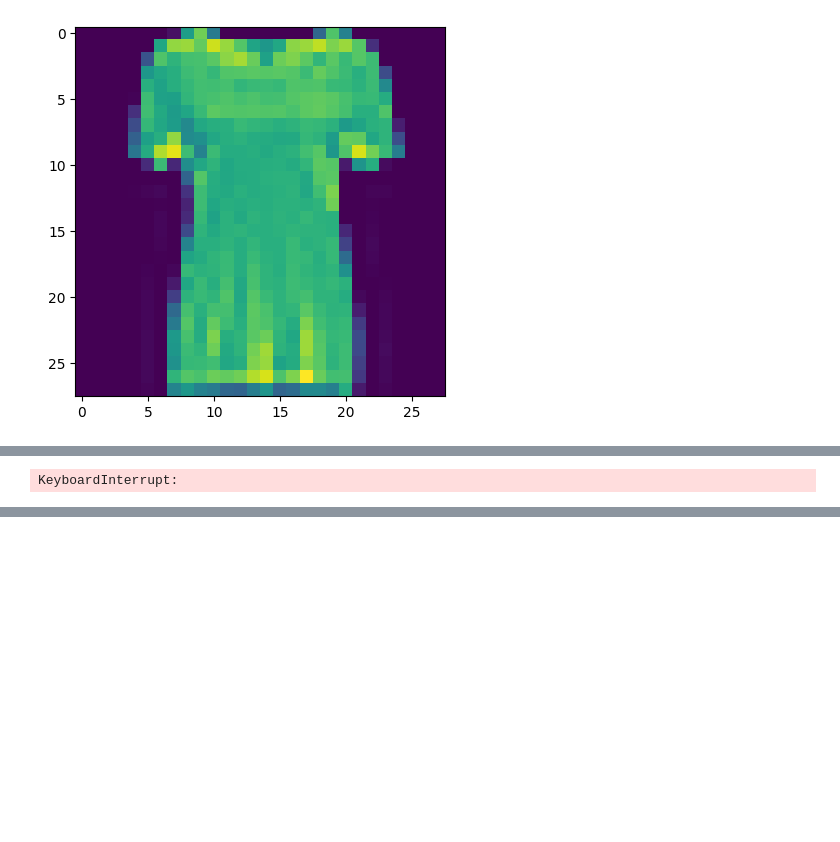
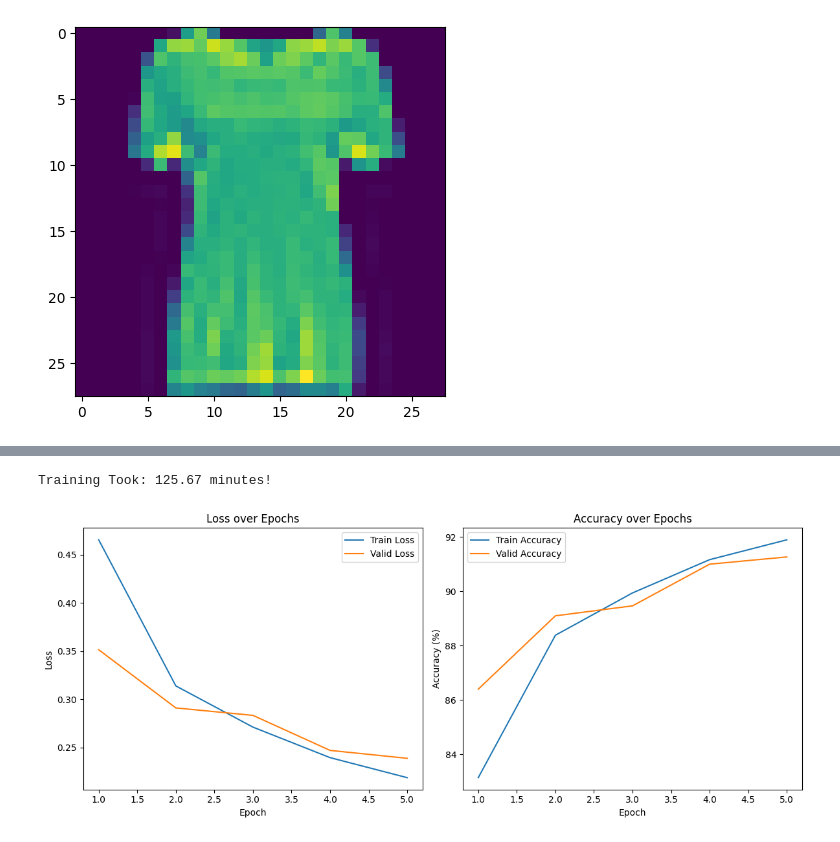
Before and after one commit to ksantoso2/nn, a Jupyter notebook: project.ipynb, the cells around one changed output, grey strips where cells are left out. Saved outputs shown, nothing was run; the diff lists cells and outputs as text; code cells hidden in the pictures; blank space fills up the shorter version.

```diff
--- a/project.ipynb
+++ b/project.ipynb
@@ -10,7 +16,7 @@ valid_dataset = FashionMNIST(root="./data", train=False, download=True, transfor
 # %%
-trainloader = torch.utils.data.DataLoader(train_dataset, batch_size=256,
-                                          shuffle=True, num_workers=2)
-validLoader = torch.utils.data.DataLoader(valid_dataset, batch_size=256,
-                                          shuffle=True, num_workers=2)
+# trainloader = DataLoader(train_dataset, batch_size=batch_size,
+#                                           shuffle=True, num_workers=2)
+# validLoader = DataLoader(valid_dataset, batch_size=batch_size,
+#                                           shuffle=True, num_workers=2)
 # %%
 # train_dataset[0]
@@ -88,56 +240,4 @@ alex = nn.Sequential(
 )
-# %%
-from fastprogress.fastprogress import master_bar, progress_bar
-import matplotlib.pyplot as plt
-
-def runModel(train_loader,valid_loader, epochs, model, criterion):
-    optimizer = torch.optim.Adam(model.parameters(), lr=.001)
-    # A master bar for fancy output progress
-    # mb = master_bar(range(epochs))
-
-    # # Information for plots
-    # mb.names = ["Train Loss", "Valid Loss"]
-    train_losses = []
-    # valid_losses = []
-
-    train_correct = []
-    for i in range(epochs):
-
-        # model.train()
-
-        # train_N = len(train_loader.dataset)
-        # num_train_batches = len(train_loader)
-        # train_dataiterator = iter(train_loader)
-
-        # train_loss_mean = 0
-
-        trn_corr = 0
-
-        #train
-        for b, (X_train, y_train) in enumerate(tqdm.tqdm(train_loader)):
-            b+=1
-            y_pred = model(X_train)
-            loss = criterion(y_pred, y_train)
-
-            predicted = torch.max(y_pred.data, 1)[1]
-            batch_corr = (predicted == y_train).sum()
-            trn_corr += batch_corr
-
-            optimizer.zero_grad()
-            loss.backward()
-            optimizer.step()
-
-            if b%600 == 0:
-                print(f'Epoch: {i} Batch: {b} Loss: {loss.item}')
-
-            train_losses.append(loss)
-            train_correct.append(trn_corr)
-
-        #validation
-
-
-
-
-runModel(train_loader=trainloader, valid_loader=validLoader, epochs=5, model=alex, criterion=nn.CrossEntropyLoss())
-# %% [output]
-KeyboardInterrupt:
+# %%
+runModel(train_loader=alex_trainLoader, valid_loader=alex_validLoader, test_loader=alex_testLoader, epochs=5, model=alex, criterion=nn.CrossEntropyLoss())
+# %% [output]
@@ -143,0 +249,2 @@ KeyboardInterrupt:
+Training Took: 125.67 minutes!
+[figure, added]
```
Also changed, not shown: parts of 18 cells of this notebook.
